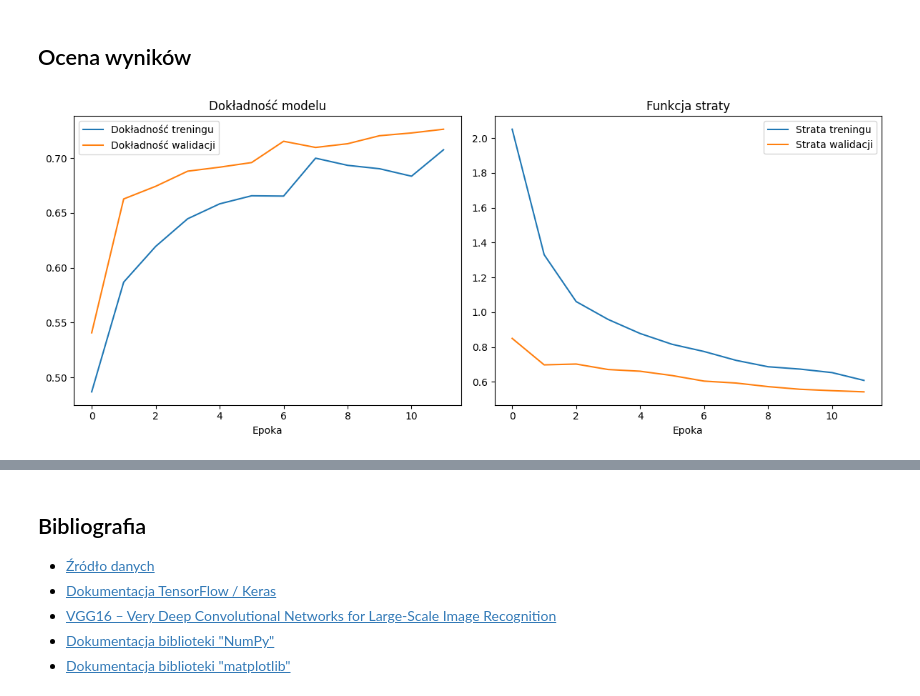
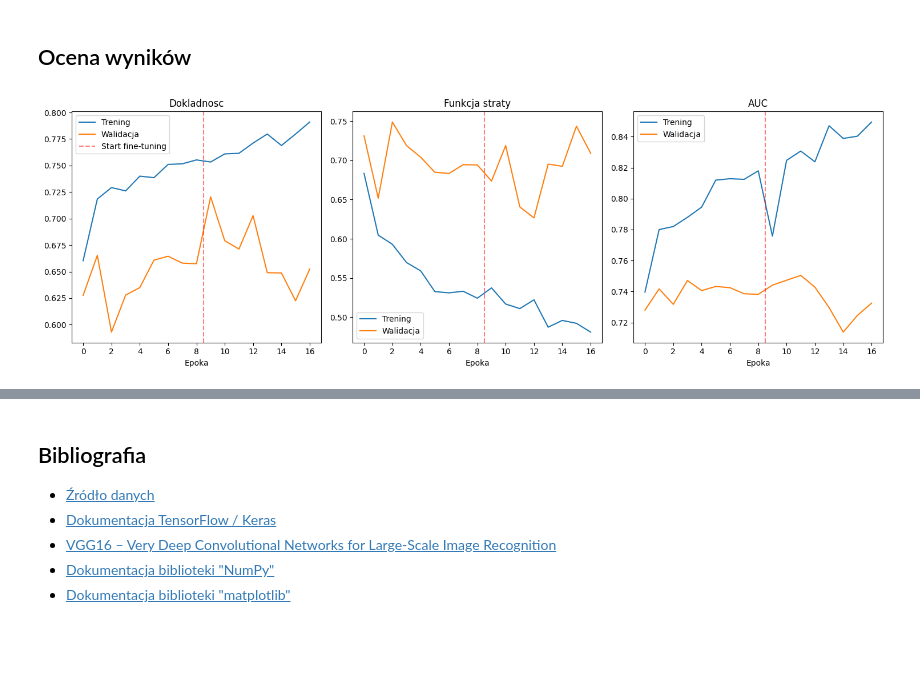
Before and after one commit to sdrapinski/Leukemia-multimedia-analysis, a Jupyter notebook: mainCnn.ipynb, the cells around one changed output, grey strips where cells are left out. Drawn from its saved outputs; the diff is of its cells as text; code cells hidden in the pictures; blank space fills up the shorter version.

```diff
--- a/mainCnn.ipynb
+++ b/mainCnn.ipynb
@@ -145,9 +150,11 @@ def _preprocess_batch(x, y):
 def prepare(ds, training=False):
     ds = ds.map(_preprocess_batch, num_parallel_calls=AUTOTUNE)
     ds = ds.map(lambda x, y: (preprocess_input(x), y), num_parallel_calls=AUTOTUNE)
+    ds = ds.cache()
     if training:
-        ds = ds.shuffle(buffer_size=512, seed=42)
-    return ds.cache().prefetch(AUTOTUNE)
+        # reshuffle_each_iteration=True - kazda epoka widzi inna kolejnosc
+        ds = ds.shuffle(buffer_size=1024, seed=42, reshuffle_each_iteration=True)
+    return ds.prefetch(AUTOTUNE)
 
 
 train_ds_prepared = prepare(train_ds, training=True)
@@ -344,29 +462,42 @@ KeyboardInterrupt:
 # %% [markdown]
 ## Ocena wyników
 # %%
-acc = history.history["accuracy"]
-val_acc = history.history["val_accuracy"]
-loss = history.history["loss"]
-val_loss = history.history["val_loss"]
+acc = history_full["accuracy"]
+val_acc = history_full["val_accuracy"]
+loss = history_full["loss"]
+val_loss = history_full["val_loss"]
+val_auc = history_full.get("val_auc", [])
 epochs_range = range(len(acc))
 
-plt.figure(figsize=(12, 5))
+plt.figure(figsize=(15, 5))
 
-plt.subplot(1, 2, 1)
-plt.plot(epochs_range, acc, label="Dokładność treningu")
-plt.plot(epochs_range, val_acc, label="Dokładność walidacji")
-plt.title("Dokładność modelu")
+plt.subplot(1, 3, 1)
+plt.plot(epochs_range, acc, label="Trening")
+plt.plot(epochs_range, val_acc, label="Walidacja")
+plt.axvline(n_stage1 - 0.5, color="red", linestyle="--", alpha=0.5, label="Start fine-tuning")
+plt.title("Dokladnosc")
 plt.xlabel("Epoka")
 plt.legend()
 
-plt.subplot(1, 2, 2)
-plt.plot(epochs_range, loss, label="Strata treningu")
-plt.plot(epochs_range, val_loss, label="Strata walidacji")
+plt.subplot(1, 3, 2)
+plt.plot(epochs_range, loss, label="Trening")
+plt.plot(epochs_range, val_loss, label="Walidacja")
+plt.axvline(n_stage1 - 0.5, color="red", linestyle="--", alpha=0.5)
 plt.title("Funkcja straty")
 plt.xlabel("Epoka")
 plt.legend()
 
+plt.subplot(1, 3, 3)
+if val_auc:
+    plt.plot(epochs_range, history_full["auc"], label="Trening")
+    plt.plot(epochs_range, val_auc, label="Walidacja")
+    plt.axvline(n_stage1 - 0.5, color="red", linestyle="--", alpha=0.5)
+plt.title("AUC")
+plt.xlabel("Epoka")
+plt.legend()
+
 plt.tight_layout()
+plt.savefig(os.path.join("output", "training_curves.png"), dpi=100, bbox_inches="tight")
 plt.show()
 # %% [output]
-[figure, old version]
+[figure, new version]
```
Also changed, not shown: parts of 19 cells of this notebook, 1 other file.
